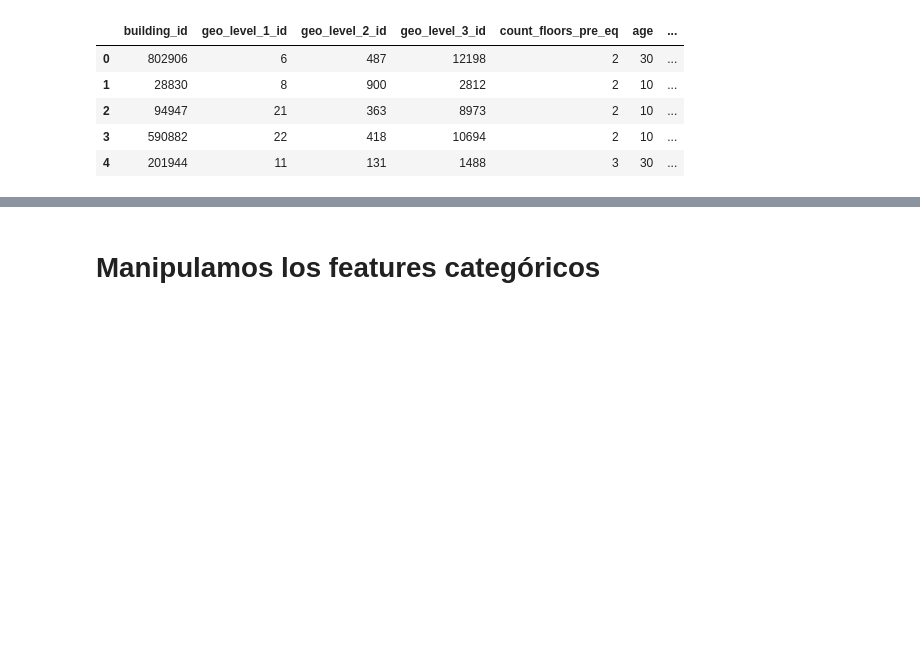
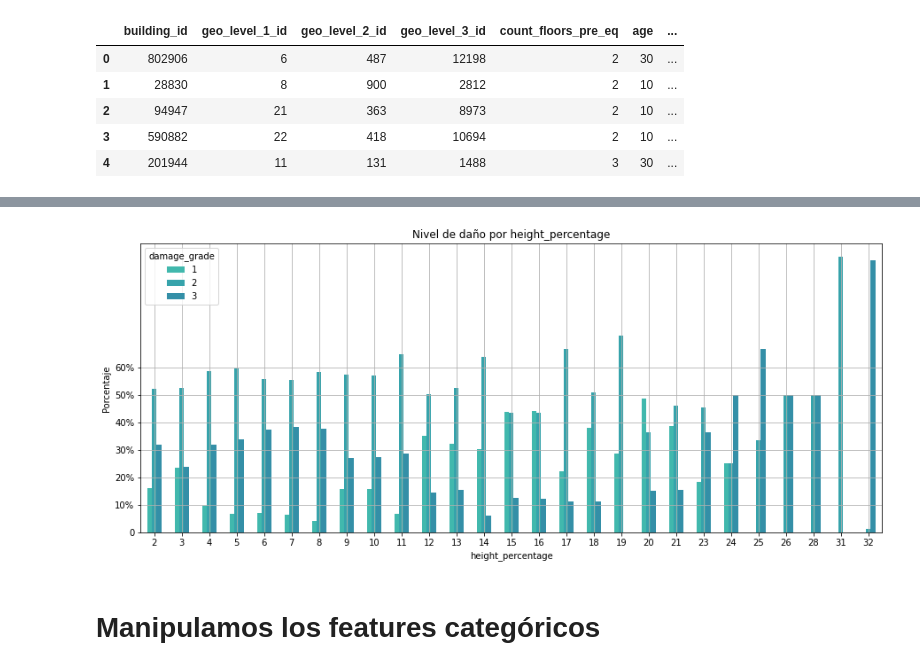
Before and after one commit to franvinas/7506-tp1, a Jupyter notebook: TP2.ipynb, the cells around one changed output, grey strips where cells are left out. Saved outputs shown, nothing was run; the diff lists cells and outputs as text; code cells hidden in the pictures; blank space fills up the shorter version.

```diff
--- a/TP2.ipynb
+++ b/TP2.ipynb
@@ -340,3 +362,22 @@ df.head()
+# %%
+construcciones_por_height_percentage = df["height_percentage"].value_counts().sort_index()
+minimos_casos = construcciones_por_height_percentage.sum()/(construcciones_por_height_percentage.count())
+
+daño_por_height_per = df[["building_id", "height_percentage", "damage_grade"]].pivot_table(index="height_percentage", columns="damage_grade", values="building_id",aggfunc="count").fillna(0)
+
+total_dañados_por_height_per = daño_por_height_per[1]+daño_por_height_per[2]+daño_por_height_per[3]
+minimos_casos = 0
+daño_por_height_per_relevantes = daño_por_height_per[total_dañados_por_height_per > minimos_casos]
+daño_por_height_per_porcentual_relevantes = daño_por_height_per_relevantes.divide(total_dañados_por_height_per, axis = 0).dropna()
+height_per_relevantes = daño_por_height_per_relevantes.index
+# %%
+(daño_por_height_per_porcentual_relevantes*100).plot(kind='bar', rot=0, title='Nivel de daño por height_percentage', figsize=(15,6))
+plt.ylabel('Porcentaje')
+plt.xlabel('height_percentage')
+plt.yticks([0,10,20,30,40,50,60],['0','10%','20%','30%','40%','50%','60%'])
+plt.show()
+# %% [output]
+[figure, added]
 # %% [markdown]
 # Manipulamos los features categóricos
 # %% [markdown]
```
Also changed, not shown: parts of 89 cells of this notebook.
